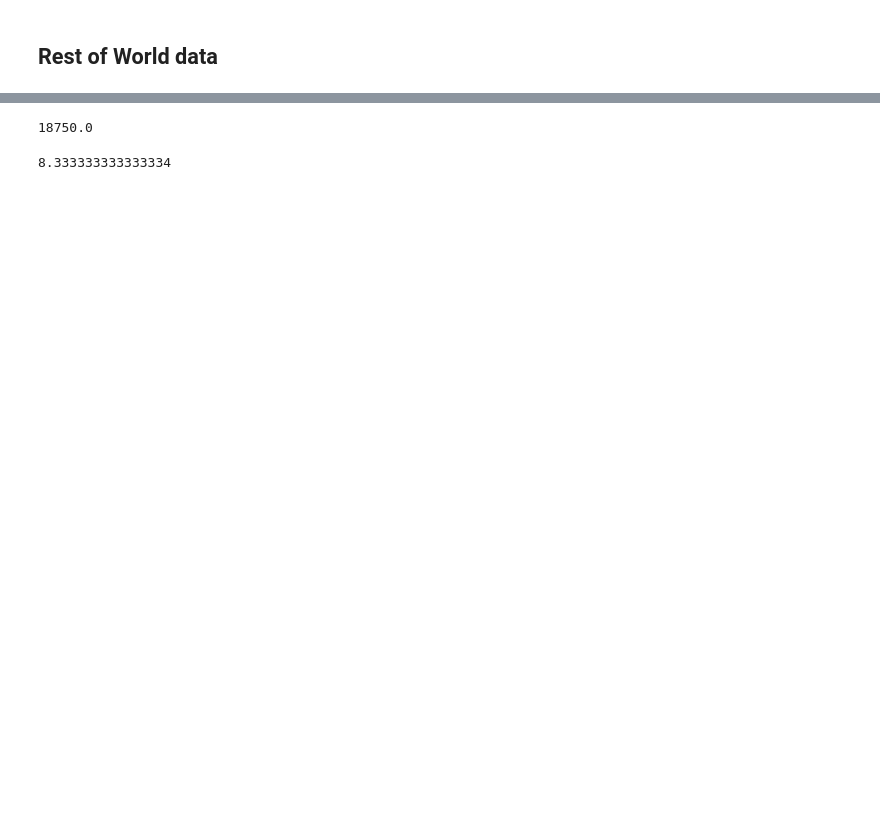
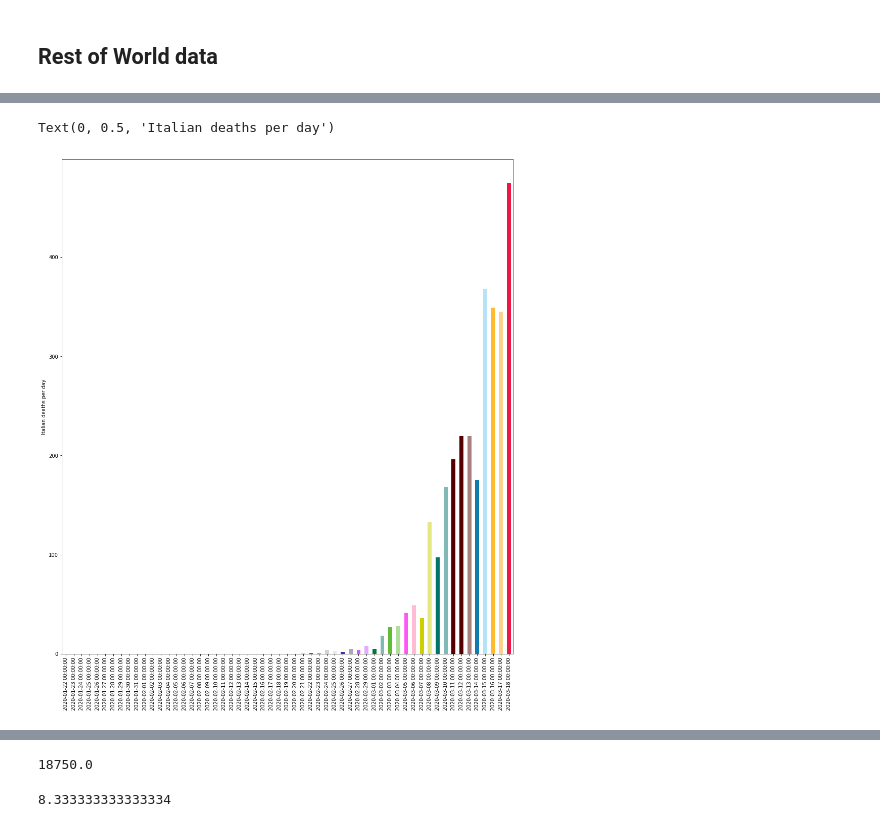
Before and after one commit to djhume/COVID-19, a Jupyter notebook: COVID-19.ipynb, the cells around one changed output, grey strips where cells are left out. Saved outputs shown, nothing was run; the diff lists cells and outputs as text; code cells hidden in the pictures; blank space fills up the shorter version.

```diff
--- a/COVID-19.ipynb
+++ b/COVID-19.ipynb
@@ -434,0 +447,8 @@ Passing one of 'on', 'true', 'off', 'false' as a boolean is deprecated; use an a
+# %%
+fig = plt.figure(1, figsize=[16,18])
+ax = fig.add_subplot(111)
+RoW_D3.diff()['Italy'].plot(kind='bar', ax=ax)
+ax.set_ylabel('Italian deaths per day')
+# %% [output]
+Text(0, 0.5, 'Italian deaths per day')
+[figure, added]
```
Also changed, not shown: parts of 20 cells of this notebook.
